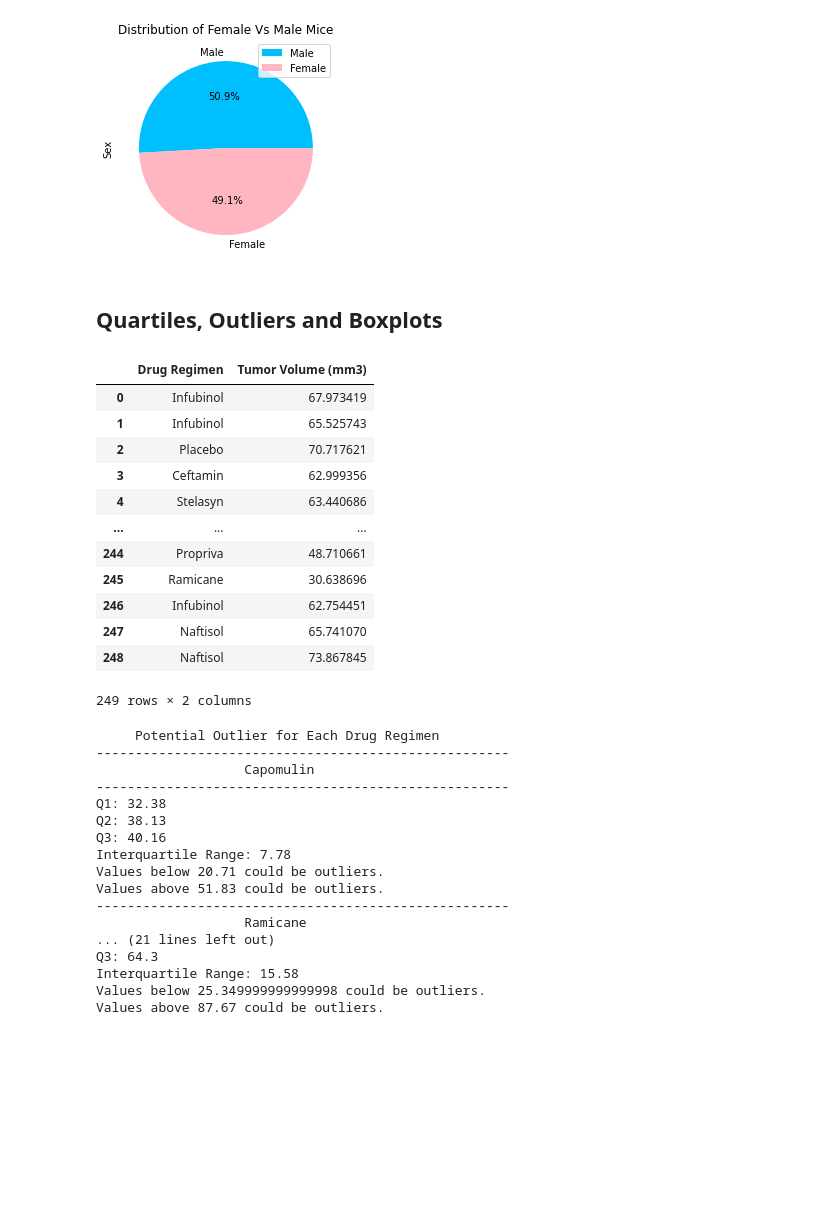
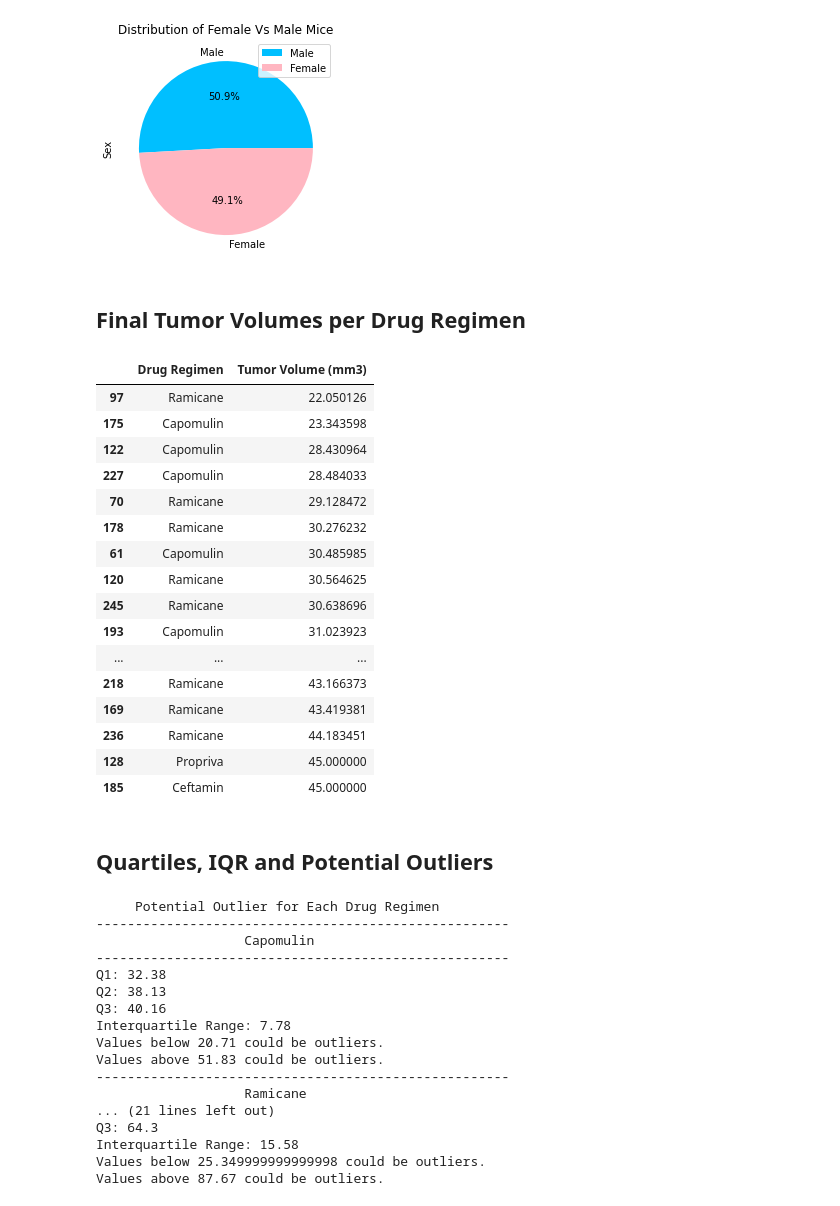
Before and after one commit to chrischristensen21/Mouse-Drug-Analysis, a Jupyter notebook: Pymaceuticals/pymaceuticals.ipynb, the cells around one changed output. Saved outputs shown, nothing was run; the diff lists cells and outputs as text; code cells hidden in the pictures; blank space fills up the shorter version.

```diff
--- a/Pymaceuticals/pymaceuticals.ipynb
+++ b/Pymaceuticals/pymaceuticals.ipynb
@@ -226,33 +229,43 @@ plt.legend(labels)
 plt.show()
 # %% [output]
 [figure]
+# %% [markdown]
+## Final Tumor Volumes per Drug Regimen
+# %%
+# The final tumor volume of each mouse was calculated across all the treatment regimens:
+
+# Calculation for the last (greatest) timepoint for each mouse
+mice_group = cleaned_mice_data.groupby(['Mouse ID'])["Timepoint"]
+greatest_time = mice_group.max()
+greatest_time = greatest_time.reset_index()
+
+# The original dataframe Merged with the greatest time to get the tumor volume at the last timepoint
+fin_tum_vol = pd.merge(greatest_time, cleaned_mice_data, on=["Mouse ID","Timepoint"])
+# Unnecessary columns dropped.
+finaltumorvolume_df = fin_tum_vol.drop(columns=['Mouse ID', 'Timepoint', 'Sex', 'Age_months', 'Weight (g)', 'Metastatic Sites'])
+# Tumor Volume Sorted to Find most promising regimens
+finaltumorvolume_df_sorted = finaltumorvolume_df.sort_values(by='Tumor Volume (mm3)', ascending=True)
+# %%
+# Tumor Volumes Sorted
+finaltumorvolume_df_sorted.head(50)
+# %% [output]
+|  | Drug Regimen | Tumor Volume (mm3) |
+| 97 | Ramicane | 22.050126 |
+| 175 | Capomulin | 23.343598 |
+| 122 | Capomulin | 28.430964 |
+| 227 | Capomulin | 28.484033 |
+| 70 | Ramicane | 29.128472 |
+| 178 | Ramicane | 30.276232 |
+| 61 | Capomulin | 30.485985 |
+| 120 | Ramicane | 30.564625 |
+| 245 | Ramicane | 30.638696 |
+| 193 | Capomulin | 31.023923 |
+| ... | ... | ... |
+| 218 | Ramicane | 43.166373 |
+| 169 | Ramicane | 43.419381 |
+| 236 | Ramicane | 44.183451 |
+| 128 | Propriva | 45.000000 |
+| 185 | Ceftamin | 45.000000 |
 # %% [markdown]
-## Quartiles, Outliers and Boxplots
+## Quartiles, IQR and Potential Outliers
-# %%
-# Calculate the final tumor volume of each mouse across four of the treatment regimens:
-# Capomulin, Ramicane, Infubinol, and Ceftamin
-
-# Start by getting the last (greatest) timepoint for each mouse
-mice_group = cleaned_mice_data.groupby(['Mouse ID'])["Timepoint"]
-greatest_time = mice_group.max()
-greatest_time = greatest_time.reset_index()
-
-# Merge this group df with the original dataframe to get the tumor volume at the last timepoint
-fin_tum_vol = pd.merge(greatest_time, cleaned_mice_data, on=["Mouse ID","Timepoint"])
-finaltumorvolume_df = fin_tum_vol.drop(columns=['Mouse ID', 'Timepoint', 'Sex', 'Age_months', 'Weight (g)', 'Metastatic Sites'])
-finaltumorvolume_df
-# %% [output]
-|  | Drug Regimen | Tumor Volume (mm3) |
-| 0 | Infubinol | 67.973419 |
-| 1 | Infubinol | 65.525743 |
-| 2 | Placebo | 70.717621 |
-| 3 | Ceftamin | 62.999356 |
-| 4 | Stelasyn | 63.440686 |
-| ... | ... | ... |
-| 244 | Propriva | 48.710661 |
-| 245 | Ramicane | 30.638696 |
-| 246 | Infubinol | 62.754451 |
-| 247 | Naftisol | 65.741070 |
-| 248 | Naftisol | 73.867845 |
-249 rows × 2 columns
 # %%
```
Also changed, not shown: parts of 13 cells of this notebook, 1 other file.
